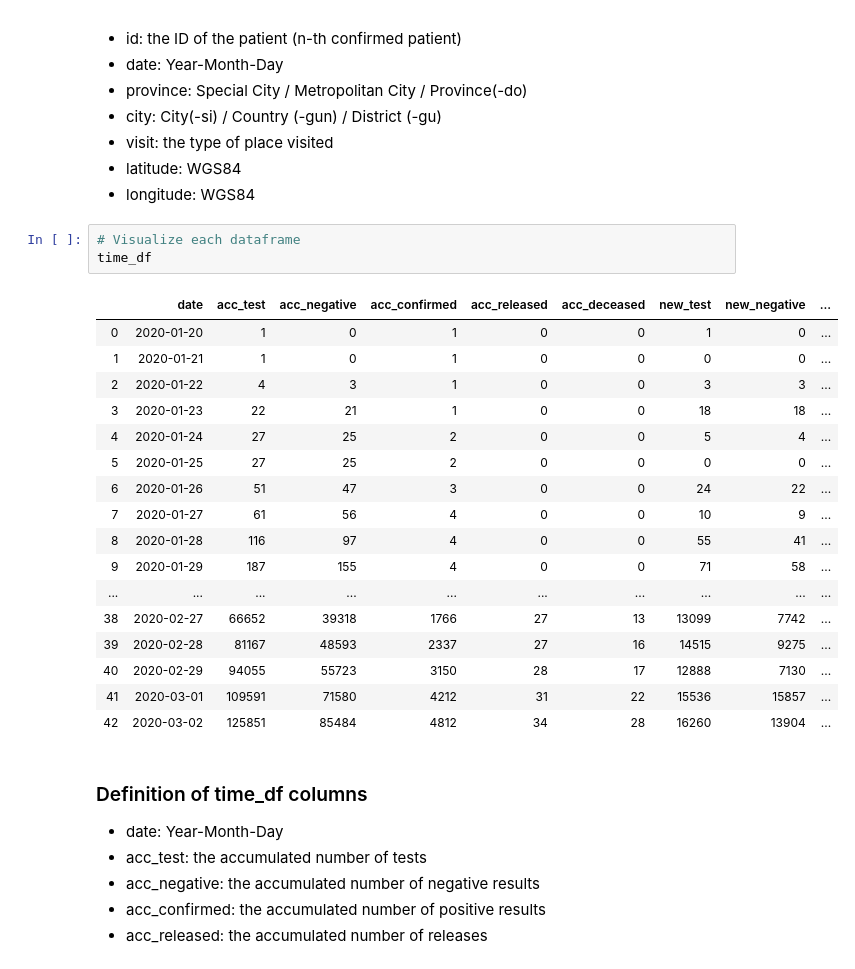
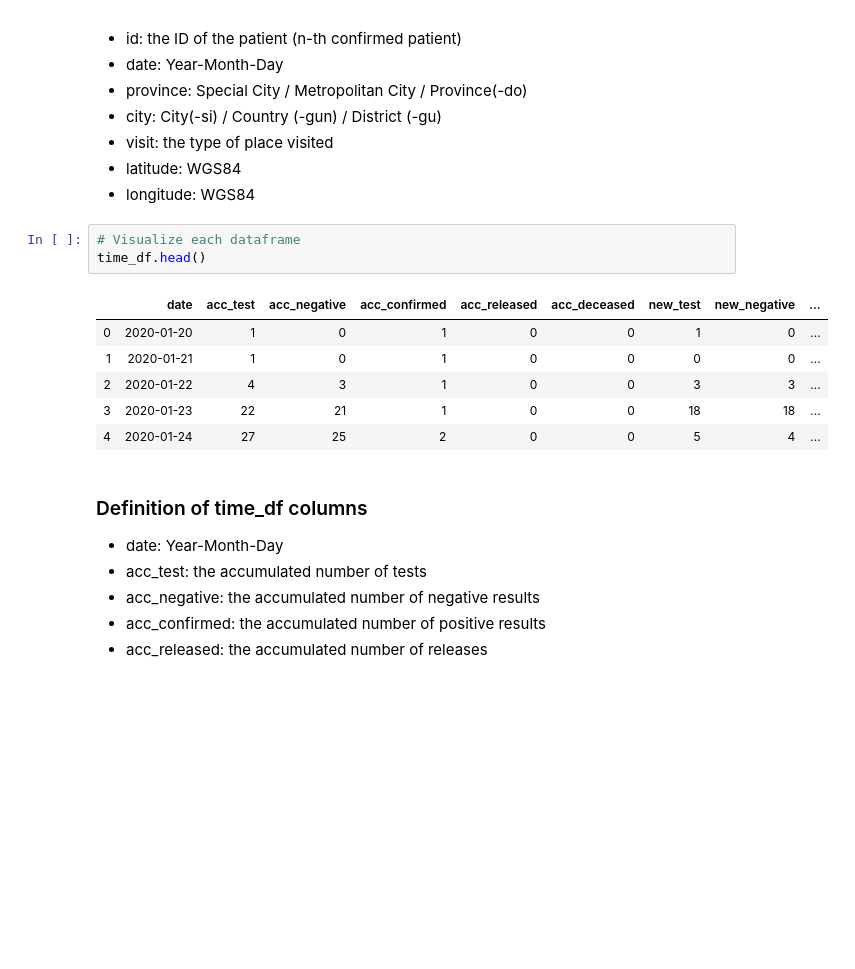
Before and after one commit to jpicca/ETL-project, a Jupyter notebook: ETL_Project_Notebook_EZJ.ipynb, the cells around one changed output. Saved outputs shown, nothing was run; the diff lists cells and outputs as text; blank space fills up the shorter version.

```diff
--- a/ETL_Project_Notebook_EZJ.ipynb
+++ b/ETL_Project_Notebook_EZJ.ipynb
@@ -107,25 +105,14 @@ route_df
 - longitude: WGS84
 # %%
 # Visualize each dataframe
-time_df
+time_df.head()
 # %% [output]
 |  | date | acc_test | acc_negative | acc_confirmed | acc_released | acc_deceased | new_test | new_negative | ... |
 | 0 | 2020-01-20 | 1 | 0 | 1 | 0 | 0 | 1 | 0 | ... |
 | 1 | 2020-01-21 | 1 | 0 | 1 | 0 | 0 | 0 | 0 | ... |
 | 2 | 2020-01-22 | 4 | 3 | 1 | 0 | 0 | 3 | 3 | ... |
 | 3 | 2020-01-23 | 22 | 21 | 1 | 0 | 0 | 18 | 18 | ... |
 | 4 | 2020-01-24 | 27 | 25 | 2 | 0 | 0 | 5 | 4 | ... |
-| 5 | 2020-01-25 | 27 | 25 | 2 | 0 | 0 | 0 | 0 | ... |
-| 6 | 2020-01-26 | 51 | 47 | 3 | 0 | 0 | 24 | 22 | ... |
-| 7 | 2020-01-27 | 61 | 56 | 4 | 0 | 0 | 10 | 9 | ... |
-| 8 | 2020-01-28 | 116 | 97 | 4 | 0 | 0 | 55 | 41 | ... |
-| 9 | 2020-01-29 | 187 | 155 | 4 | 0 | 0 | 71 | 58 | ... |
-| ... | ... | ... | ... | ... | ... | ... | ... | ... | ... |
-| 38 | 2020-02-27 | 66652 | 39318 | 1766 | 27 | 13 | 13099 | 7742 | ... |
-| 39 | 2020-02-28 | 81167 | 48593 | 2337 | 27 | 16 | 14515 | 9275 | ... |
-| 40 | 2020-02-29 | 94055 | 55723 | 3150 | 28 | 17 | 12888 | 7130 | ... |
-| 41 | 2020-03-01 | 109591 | 71580 | 4212 | 31 | 22 | 15536 | 15857 | ... |
-| 42 | 2020-03-02 | 125851 | 85484 | 4812 | 34 | 28 | 16260 | 13904 | ... |
 # %% [markdown]
 ### Definition of time_df columns
 - date: Year-Month-Day
```
Also changed, not shown: parts of 40 cells of this notebook.
